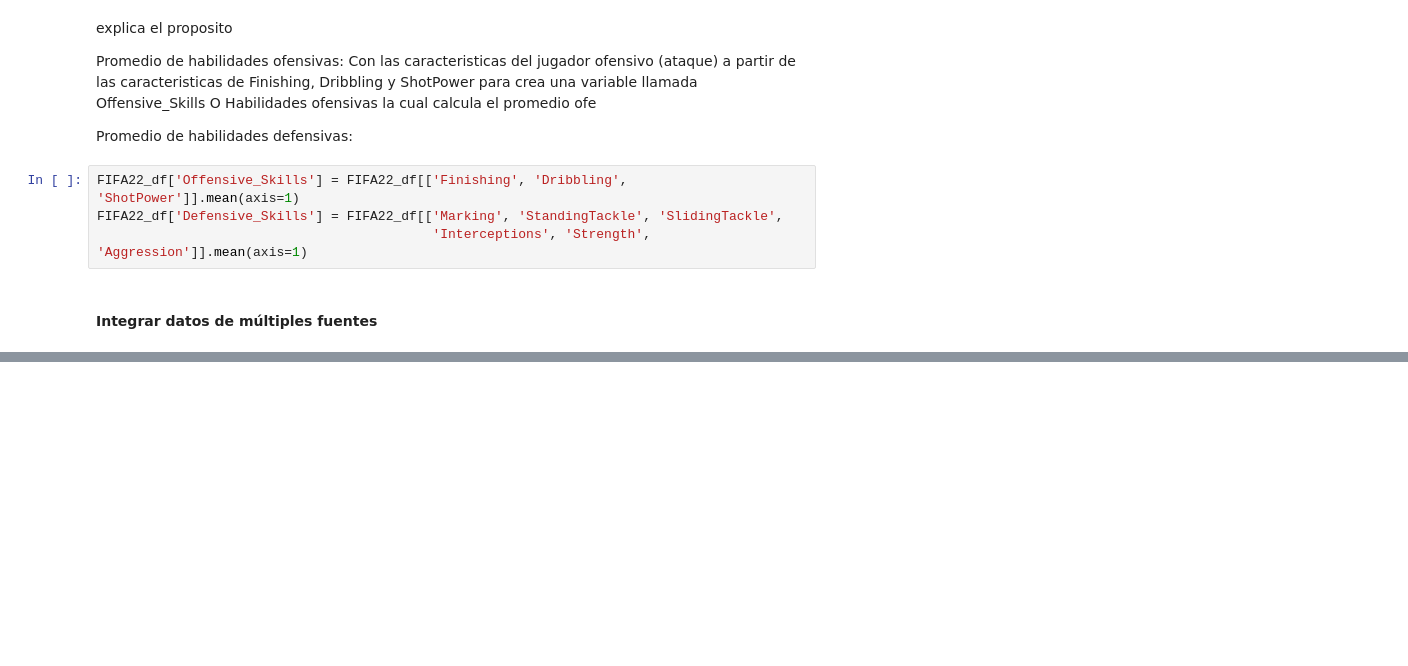
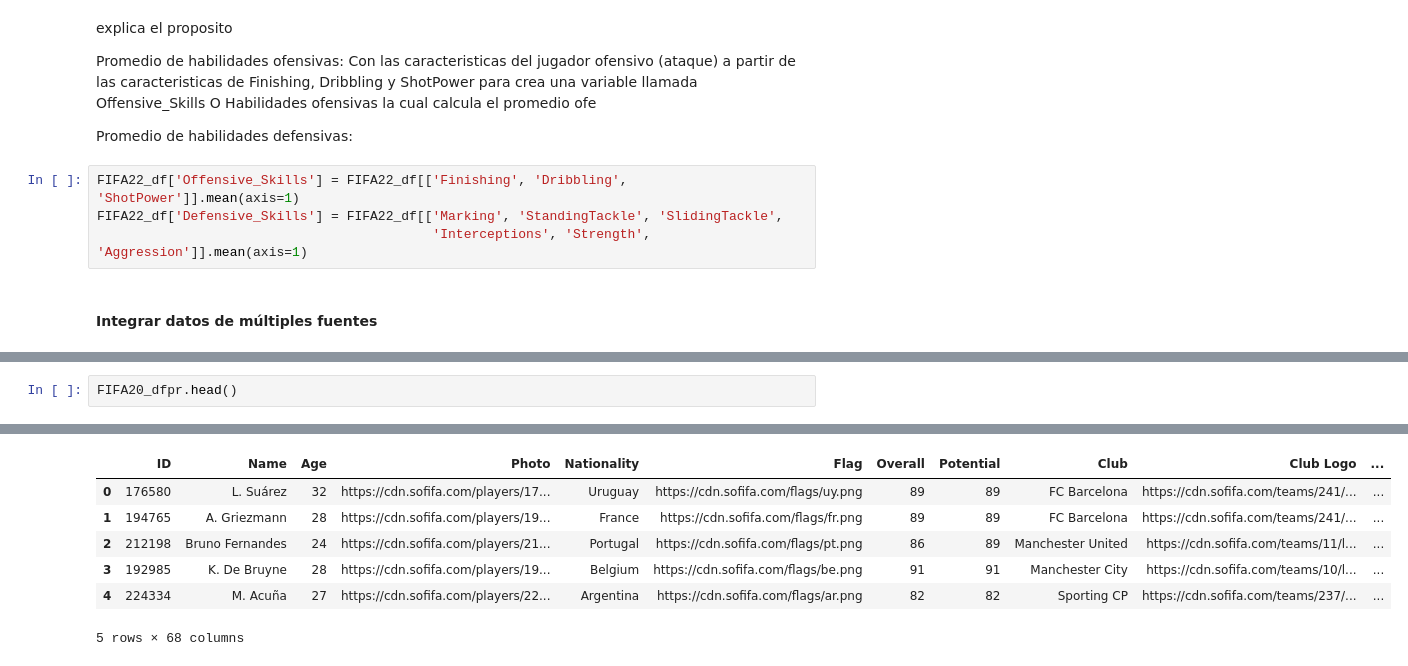
Before and after one commit to BrandonLCC/FIFA_ML_Kedro, a Jupyter notebook: machine-learning-project/notebooks/3_Data_Preparation.ipynb, the cells around one changed output, grey strips where cells are left out. Cells and saved outputs as stored; diff of their text form; blank space fills up the shorter version.

```diff
--- a/machine-learning-project/notebooks/3_Data_Preparation.ipynb
+++ b/machine-learning-project/notebooks/3_Data_Preparation.ipynb
@@ -114,0 +261,3 @@ FIFA22_df['Defensive_Skills'] = FIFA22_df[['Marking', 'StandingTackle', 'Sliding
+# %%
+FIFA20_dfpr.head()
+# %% [output]
@@ -114,0 +265,7 @@ FIFA22_df['Defensive_Skills'] = FIFA22_df[['Marking', 'StandingTackle', 'Sliding
+|  | ID | Name | Age | Photo | Nationality | Flag | Overall | Potential | Club | Club Logo | ... |
+| 0 | 176580 | L. Suárez | 32 | https://cdn.sofifa.com/players/17... | Uruguay | https://cdn.sofifa.com/flags/uy.png | 89 | 89 | FC Barcelona | https://cdn.sofifa.com/teams/241/... | ... |
+| 1 | 194765 | A. Griezmann | 28 | https://cdn.sofifa.com/players/19... | France | https://cdn.sofifa.com/flags/fr.png | 89 | 89 | FC Barcelona | https://cdn.sofifa.com/teams/241/... | ... |
+| 2 | 212198 | Bruno Fernandes | 24 | https://cdn.sofifa.com/players/21... | Portugal | https://cdn.sofifa.com/flags/pt.png | 86 | 89 | Manchester United | https://cdn.sofifa.com/teams/11/l... | ... |
+| 3 | 192985 | K. De Bruyne | 28 | https://cdn.sofifa.com/players/19... | Belgium | https://cdn.sofifa.com/flags/be.png | 91 | 91 | Manchester City | https://cdn.sofifa.com/teams/10/l... | ... |
+| 4 | 224334 | M. Acuña | 27 | https://cdn.sofifa.com/players/22... | Argentina | https://cdn.sofifa.com/flags/ar.png | 82 | 82 | Sporting CP | https://cdn.sofifa.com/teams/237/... | ... |
+5 rows × 68 columns
```
Also changed, not shown: parts of 22 cells of this notebook, 7 other files.
